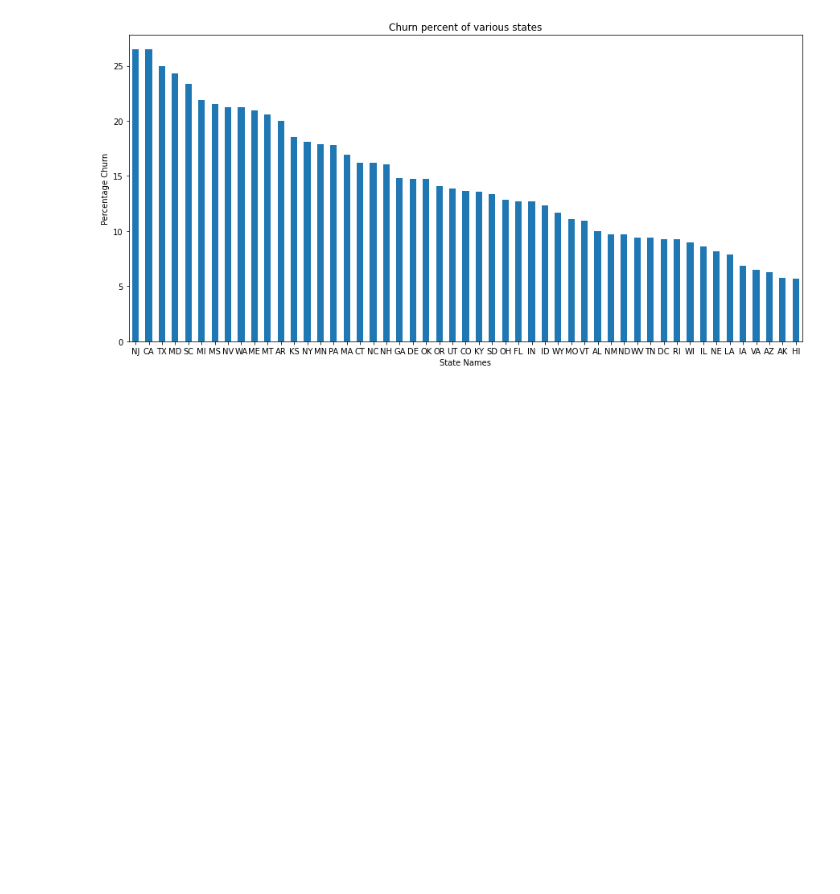
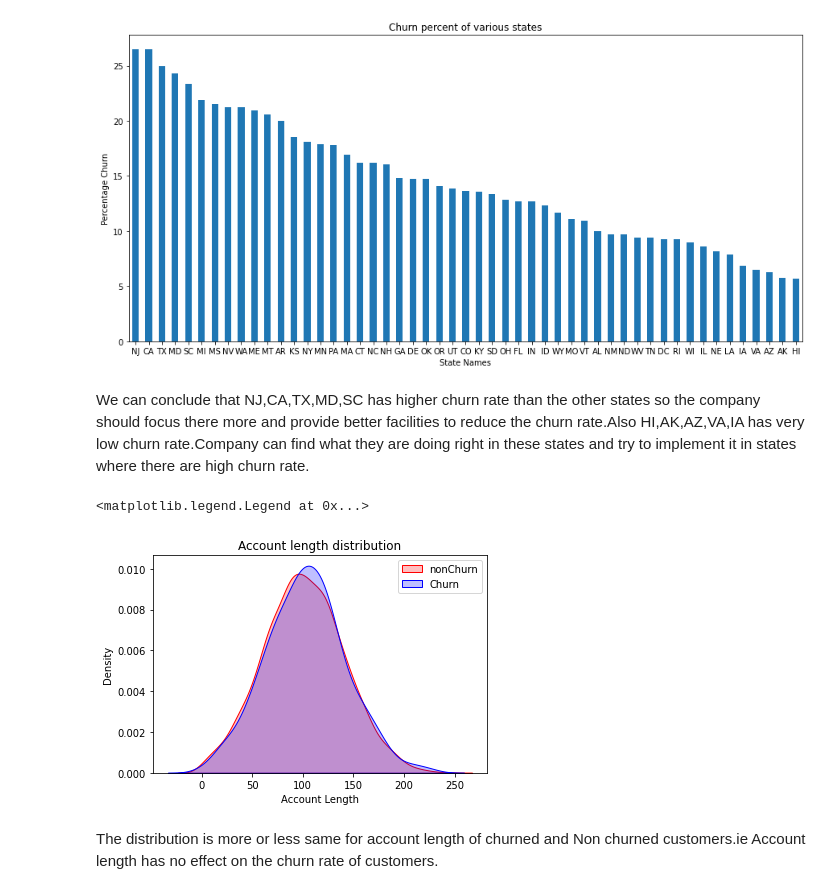
Before and after one commit to ShubhamCDgithub/Telecom-Churn-Analysis, a Jupyter notebook: Telecom_Churn_Analysis_Capstone_Project.ipynb, the cells around one changed output. Saved outputs shown, nothing was run; the diff lists cells and outputs as text; code cells hidden in the pictures; blank space fills up the shorter version.

```diff
--- a/Telecom_Churn_Analysis_Capstone_Project.ipynb
+++ b/Telecom_Churn_Analysis_Capstone_Project.ipynb
@@ -341,3 +341,20 @@ plt.ylabel("Percentage Churn")
 # %% [output]
 Text(0, 0.5, 'Percentage Churn')
 [figure]
+# %% [markdown]
+We can conclude that NJ,CA,TX,MD,SC has higher churn rate than the other states so the company should focus there more and provide better facilities to reduce the churn rate.Also HI,AK,AZ,VA,IA has very low churn rate.Company can find what they are doing right in these states and try to implement it in states where there are high churn rate.
+# %%
+#Account length
+acc_nonchurn=df['Account length'].loc[df['Churn']==0].tolist()
+acc_churn=df['Account length'].loc[df['Churn']==1].tolist()
+# %%
+p2=sns.kdeplot(acc_nonchurn, shade=True, color="r",label='nonChurn')
+p2=sns.kdeplot(acc_churn, shade=True, color="b",label='Churn')
+p2.set(xlabel ="Account Length", title ='Account length distribution')
+
+plt.legend()
+# %% [output]
+<matplotlib.legend.Legend at 0x...>
+[figure, added]
+# %% [markdown]
+The distribution is more or less same for account length of churned and Non churned customers.ie Account length has no effect on the churn rate of customers.
```
Also changed, not shown: parts of 18 cells of this notebook.
